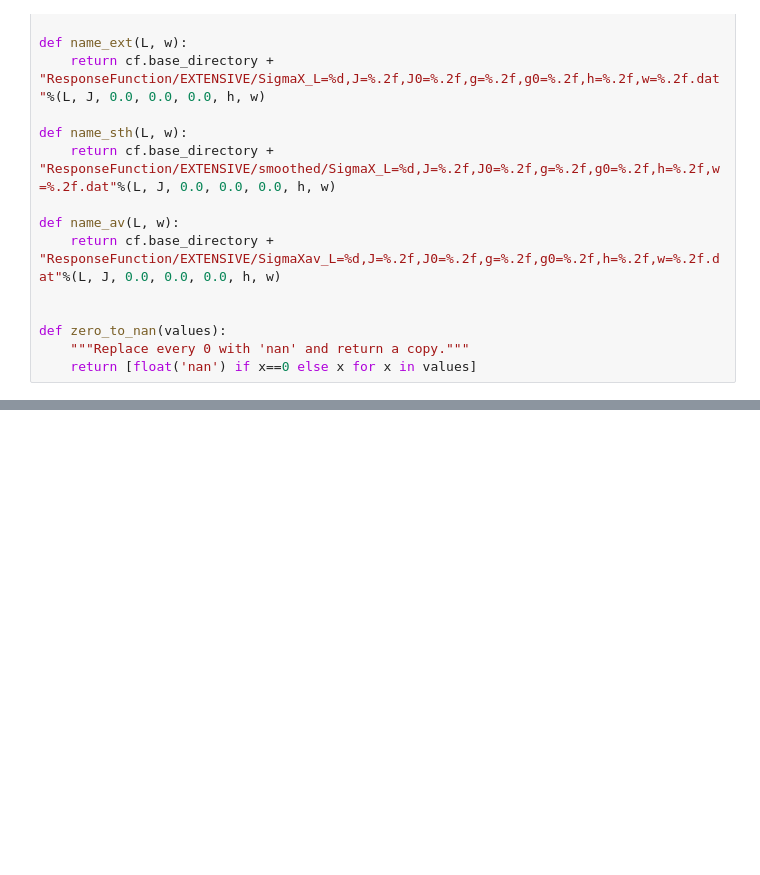
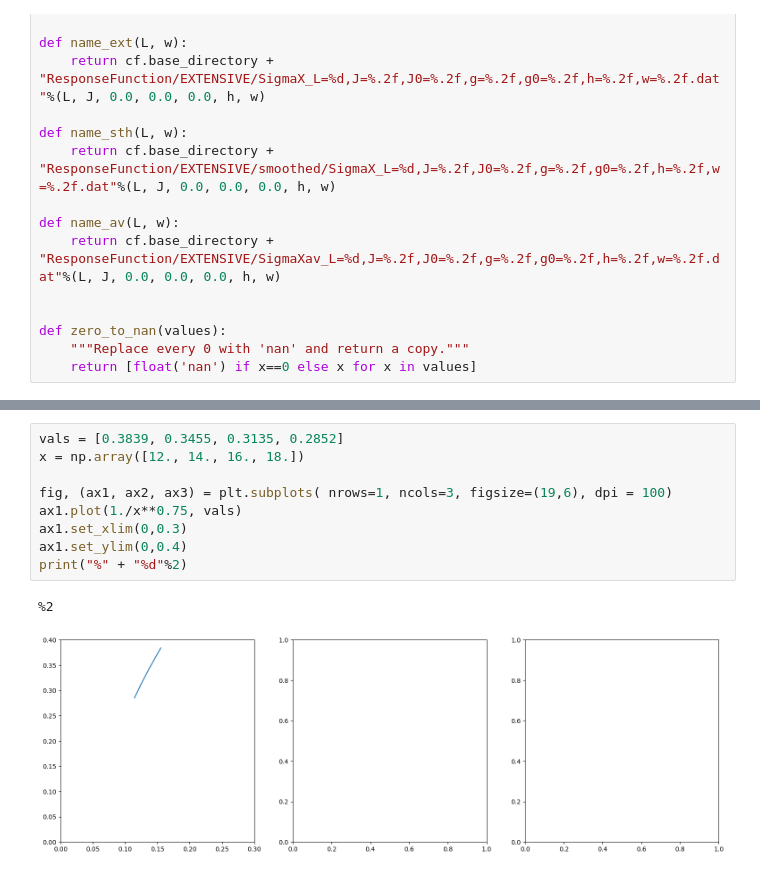
Before and after one commit to makskliczkowski/Transverse_Ising_ETH, a Jupyter notebook: IsignTransverse_ETH/Python/tests.ipynb, the cells around one changed output, grey strips where cells are left out. Saved outputs shown, nothing was run; the diff lists cells and outputs as text; blank space fills up the shorter version.

```diff
--- a/IsignTransverse_ETH/Python/tests.ipynb
+++ b/IsignTransverse_ETH/Python/tests.ipynb
@@ -123,0 +133,12 @@ ax2.set_yscale('log')
+# %%
+vals = [0.3839, 0.3455, 0.3135, 0.2852]
+x = np.array([12., 14., 16., 18.])
+
+fig, (ax1, ax2, ax3) = plt.subplots( nrows=1, ncols=3, figsize=(19,6), dpi = 100)
+ax1.plot(1./x**0.75, vals)
+ax1.set_xlim(0,0.3)
+ax1.set_ylim(0,0.4)
+print("%" + "%d"%2)
+# %% [output]
+%2
+[figure, added]
```
Also changed, not shown: parts of 3 cells of this notebook, 9 other files.
